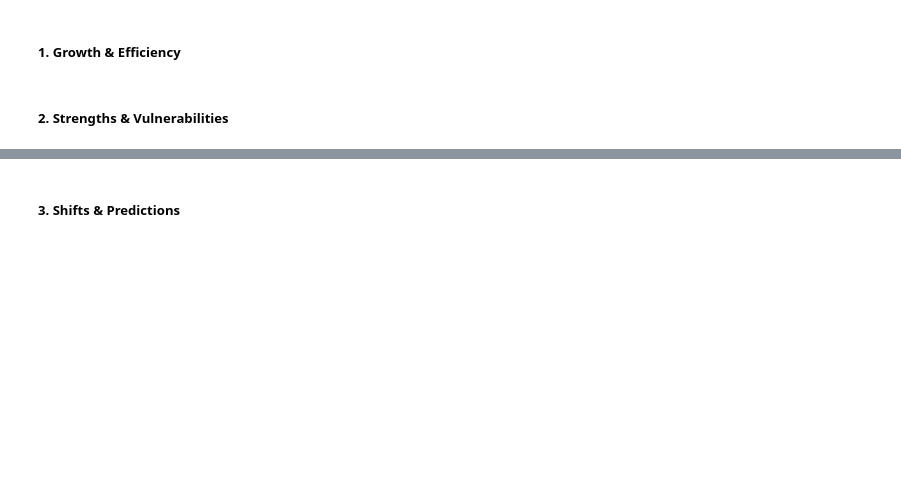
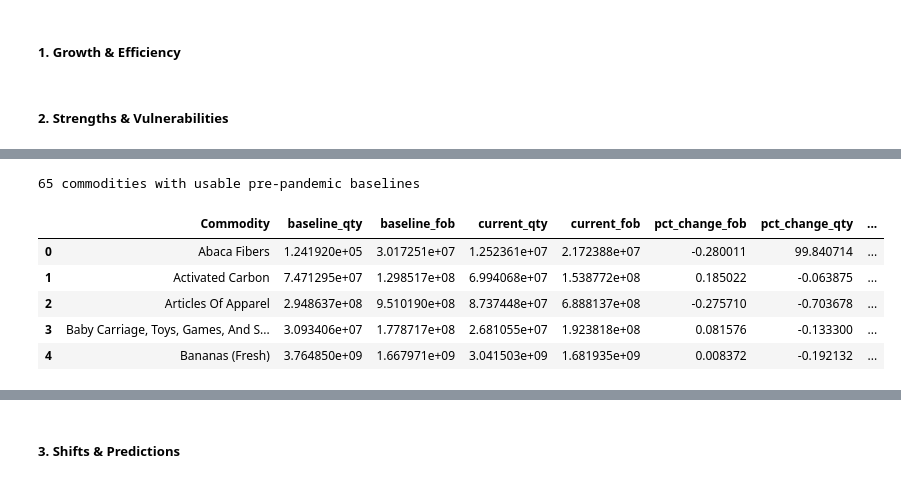
Before and after one commit to nomorepinto/DataSci1-Group9-Act2, a Jupyter notebook: FinalProject.ipynb, the cells around one changed output, grey strips where cells are left out. Drawn from its saved outputs; the diff is of its cells as text; code cells hidden in the pictures; blank space fills up the shorter version.

```diff
--- a/FinalProject.ipynb
+++ b/FinalProject.ipynb
@@ -28,0 +109,70 @@ Successfully installed contourpy-1.3.3 cycler-0.12.1 fonttools-4.63.0 joblib-1.5
+# %%
+# ---- 2. PREPROCESS / FEATURE ENGINEERING --------------------------------
+# Aggregate country-level rows into one row per Commodity-Year
+yearly = (
+    df.groupby(["Commodity", "Year"], as_index=False)[["Quantity", "FOB"]]
+    .sum()
+)
+
+last_year = yearly["Year"].max()
+current_years = list(range(last_year - N_CURRENT_YEARS + 1, last_year + 1))
+pre_years = sorted(y for y in yearly["Year"].unique() if y < PRE_PANDEMIC_CUTOFF)
+
+if not pre_years:
+    raise ValueError(
+        f"No years before {PRE_PANDEMIC_CUTOFF} found in the data — "
+        "can't compute a pre-pandemic baseline."
+    )
+
+baseline = (
+    yearly[yearly["Year"].isin(pre_years)]
+    .groupby("Commodity", as_index=False)[["Quantity", "FOB"]]
+    .mean()
+    .rename(columns={"Quantity": "baseline_qty", "FOB": "baseline_fob"})
+)
+current = (
+    yearly[yearly["Year"].isin(current_years)]
+    .groupby("Commodity", as_index=False)[["Quantity", "FOB"]]
+    .mean()
+    .rename(columns={"Quantity": "current_qty", "FOB": "current_fob"})
+)
+
+feat = baseline.merge(current, on="Commodity", how="inner")
+
+# Drop commodities with a ~zero baseline — % change is meaningless/explodes
+feat = feat[feat["baseline_fob"] > 0].copy()
+
+# Core "danger" signals: % change from pre-pandemic baseline
+feat["pct_change_fob"] = (feat["current_fob"] - feat["baseline_fob"]) / feat["baseline_fob"]
+feat["pct_change_qty"] = (feat["current_qty"] - feat["baseline_qty"]) / feat["baseline_qty"]
+
+# Volatility: how much this commodity bounces around year to year
+yoy = yearly.sort_values(["Commodity", "Year"]).copy()
+yoy["fob_pct_change_yoy"] = yoy.groupby("Commodity")["FOB"].pct_change()
+volatility = (
+    yoy.groupby("Commodity")["fob_pct_change_yoy"]
+    .std()
+    .rename("volatility")
+    .reset_index()
+)
+feat = feat.merge(volatility, on="Commodity", how="left")
+feat["volatility"] = feat["volatility"].fillna(0)
+
+# Scale of the commodity (context for plotting, not fed to the model)
+feat["baseline_fob_share"] = feat["baseline_fob"] / feat["baseline_fob"].sum()
+
+# Clean up any remaining inf/NaN
+feat = feat.replace([np.inf, -np.inf], np.nan)
+feat = feat.dropna(subset=["pct_change_fob", "pct_change_qty", "volatility"])
+feat = feat.reset_index(drop=True)
+
+print(f"{len(feat)} commodities with usable pre-pandemic baselines")
+feat.head()
+# %% [output]
+65 commodities with usable pre-pandemic baselines
+|  | Commodity | baseline_qty | baseline_fob | current_qty | current_fob | pct_change_fob | pct_change_qty | ... |
+| 0 | Abaca Fibers | 1.241920e+05 | 3.017251e+07 | 1.252361e+07 | 2.172388e+07 | -0.280011 | 99.840714 | ... |
+| 1 | Activated Carbon | 7.471295e+07 | 1.298517e+08 | 6.994068e+07 | 1.538772e+08 | 0.185022 | -0.063875 | ... |
+| 2 | Articles Of Apparel | 2.948637e+08 | 9.510190e+08 | 8.737448e+07 | 6.888137e+08 | -0.275710 | -0.703678 | ... |
+| 3 | Baby Carriage, Toys, Games, And S... | 3.093406e+07 | 1.778717e+08 | 2.681055e+07 | 1.923818e+08 | 0.081576 | -0.133300 | ... |
+| 4 | Bananas (Fresh) | 3.764850e+09 | 1.667971e+09 | 3.041503e+09 | 1.681935e+09 | 0.008372 | -0.192132 | ... |
```
Also changed, not shown: parts of 6 cells of this notebook, 1 other file.
